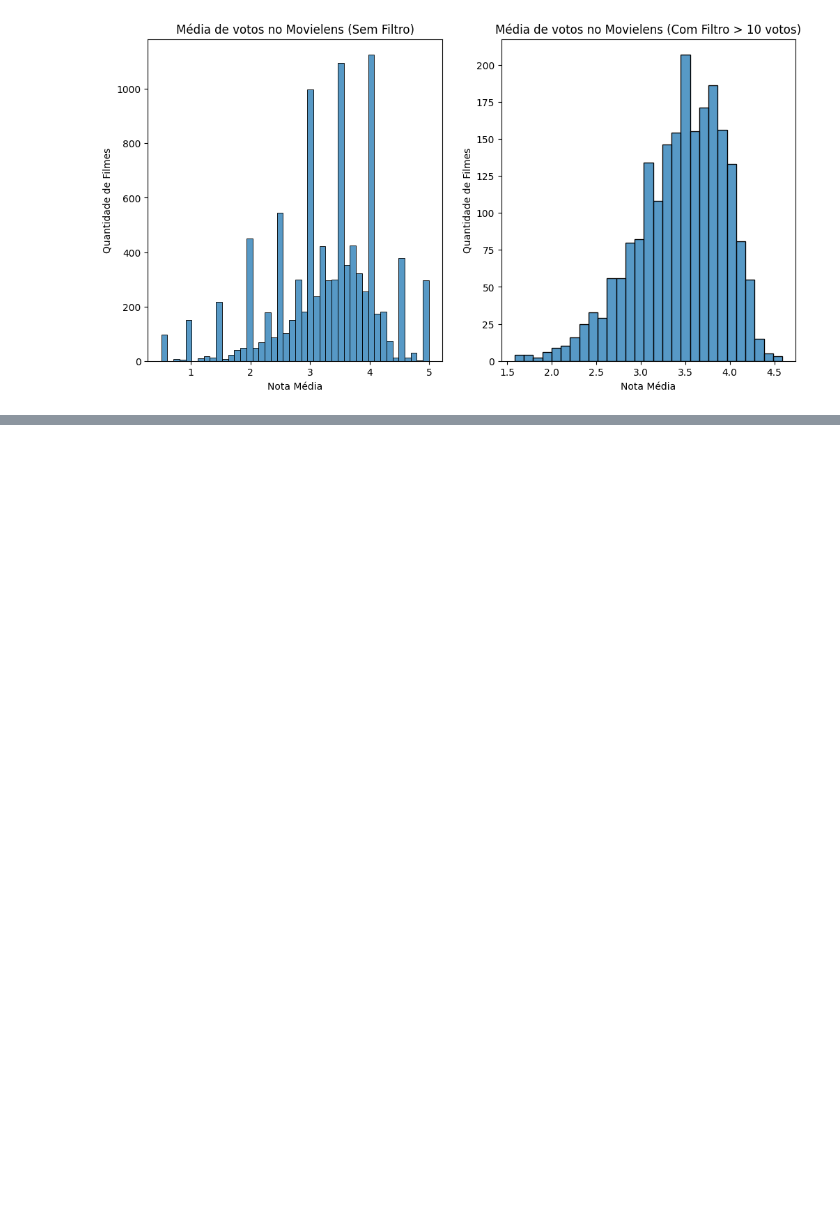
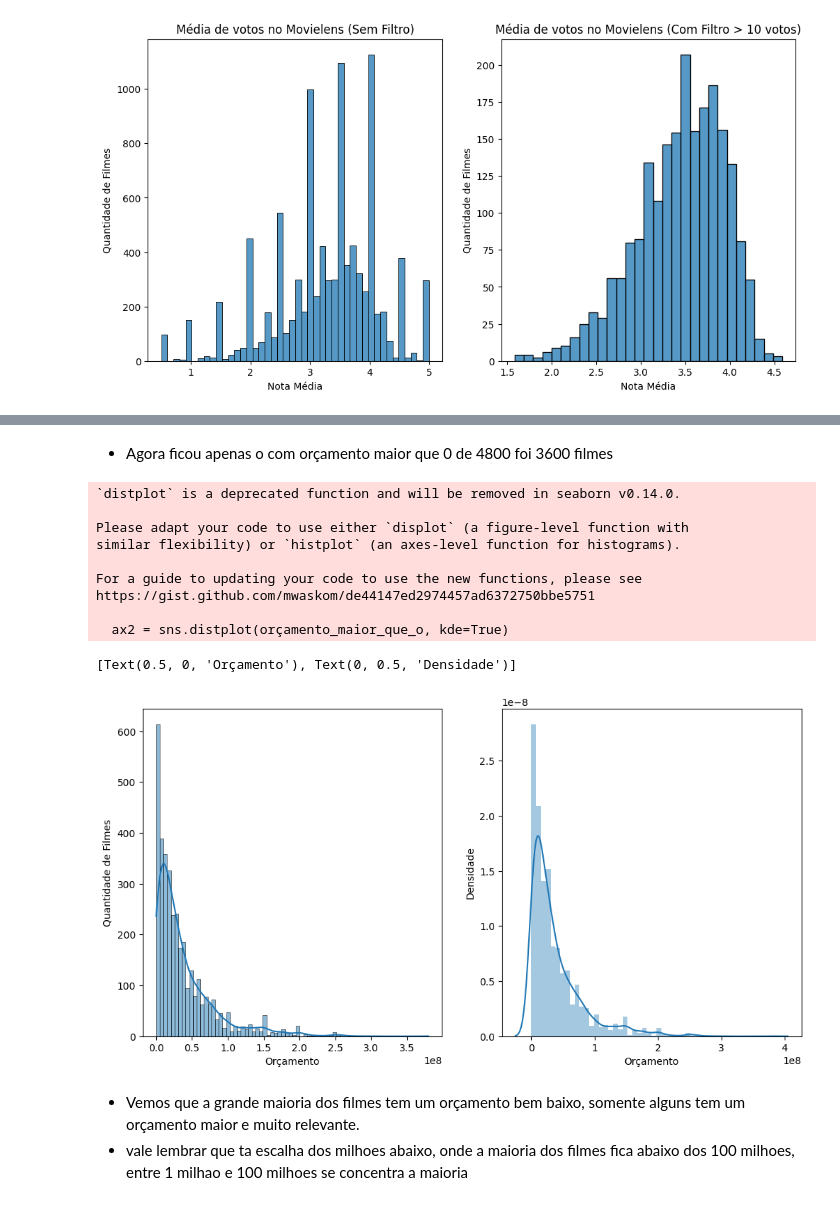
Before and after one commit to JonasSouza871/Machine-Learning-Statistics-Studies, a Jupyter notebook: Testes_Estatísticos_com_Python.ipynb, the cells around one changed output, grey strips where cells are left out. Cells and saved outputs as stored; diff of their text form; code cells hidden in the pictures; blank space fills up the shorter version.

```diff
--- a/Testes_Estatísticos_com_Python.ipynb
+++ b/Testes_Estatísticos_com_Python.ipynb
@@ -255,0 +408,3 @@ ax2.set(xlabel="Nota Média", ylabel="Quantidade de Filmes", title="Média de vo
+# %%
+orçamento_maior_que_o = tmdb_com_mais_de_10_votos.query("budget > 0").budget
+orçamento_maior_que_o
@@ -255,0 +426,27 @@ ax2.set(xlabel="Nota Média", ylabel="Quantidade de Filmes", title="Média de vo
+# %% [markdown]
+- Agora ficou apenas o com orçamento maior que 0 de 4800 foi 3600 filmes
+# %%
+plt.figure(figsize=(12, 6))
+
+plt.subplot(1, 2, 1)
+ax1 = sns.histplot(orçamento_maior_que_o, kde=True)
+ax1.set(xlabel="Orçamento", ylabel="Quantidade de Filmes")
+
+plt.subplot(1, 2, 2)
+ax2 = sns.distplot(orçamento_maior_que_o, kde=True)
+ax2.set(xlabel="Orçamento", ylabel="Densidade")
+# %% [output]
+`distplot` is a deprecated function and will be removed in seaborn v0.14.0.
+
+Please adapt your code to use either `displot` (a figure-level function with
+similar flexibility) or `histplot` (an axes-level function for histograms).
+
+For a guide to updating your code to use the new functions, please see
+https://gist.github.com/mwaskom/de44147ed2974457ad6372750bbe5751
+
+  ax2 = sns.distplot(orçamento_maior_que_o, kde=True)
+[Text(0.5, 0, 'Orçamento'), Text(0, 0.5, 'Densidade')]
+[figure, added]
+# %% [markdown]
+-  Vemos que a grande maioria dos filmes tem um orçamento bem baixo, somente alguns tem um orçamento maior e muito relevante.
+- vale lembrar que ta escalha dos milhoes abaixo, onde a maioria dos filmes fica abaixo dos 100 milhoes, entre 1 milhao e 100 milhoes se concentra a maioria
```
Also changed, not shown: parts of 58 cells of this notebook.
